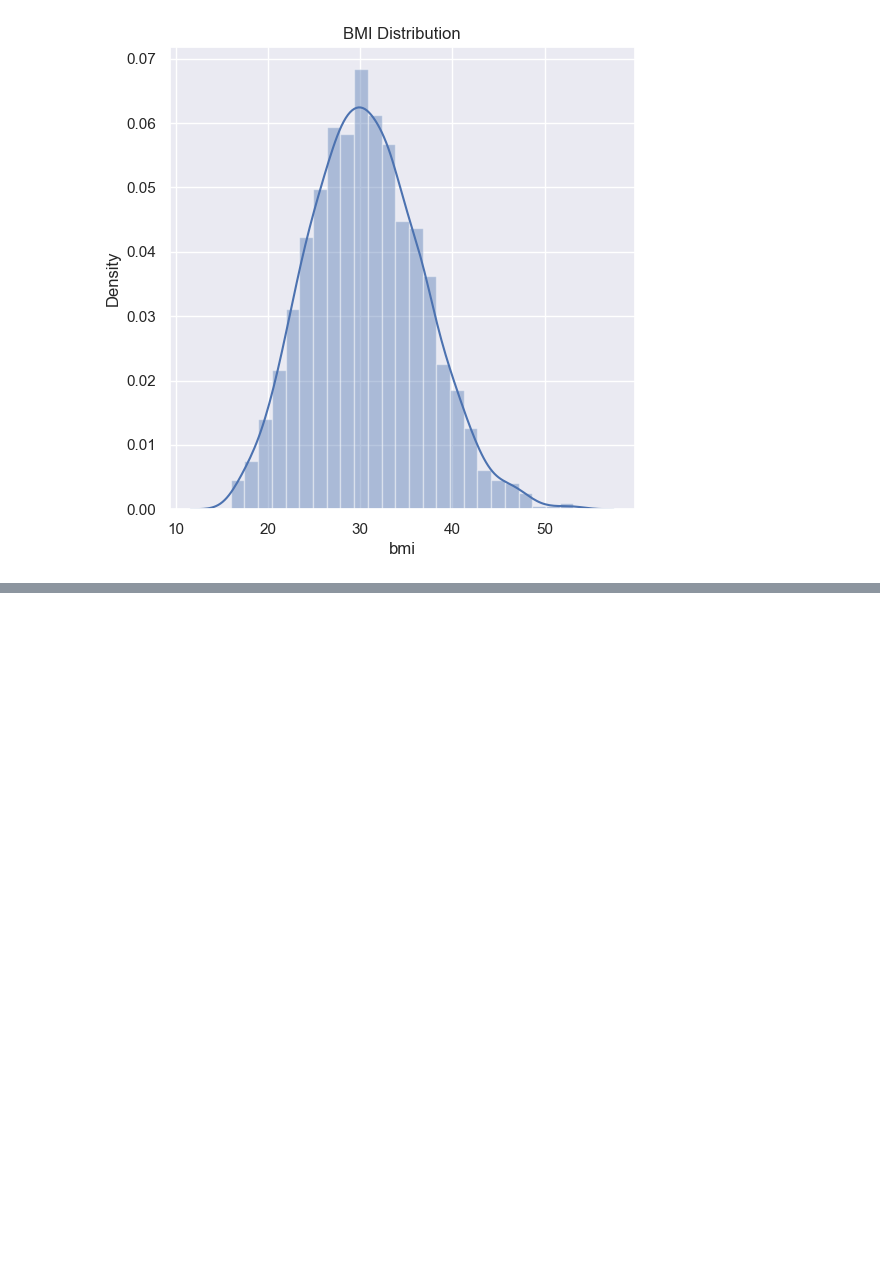
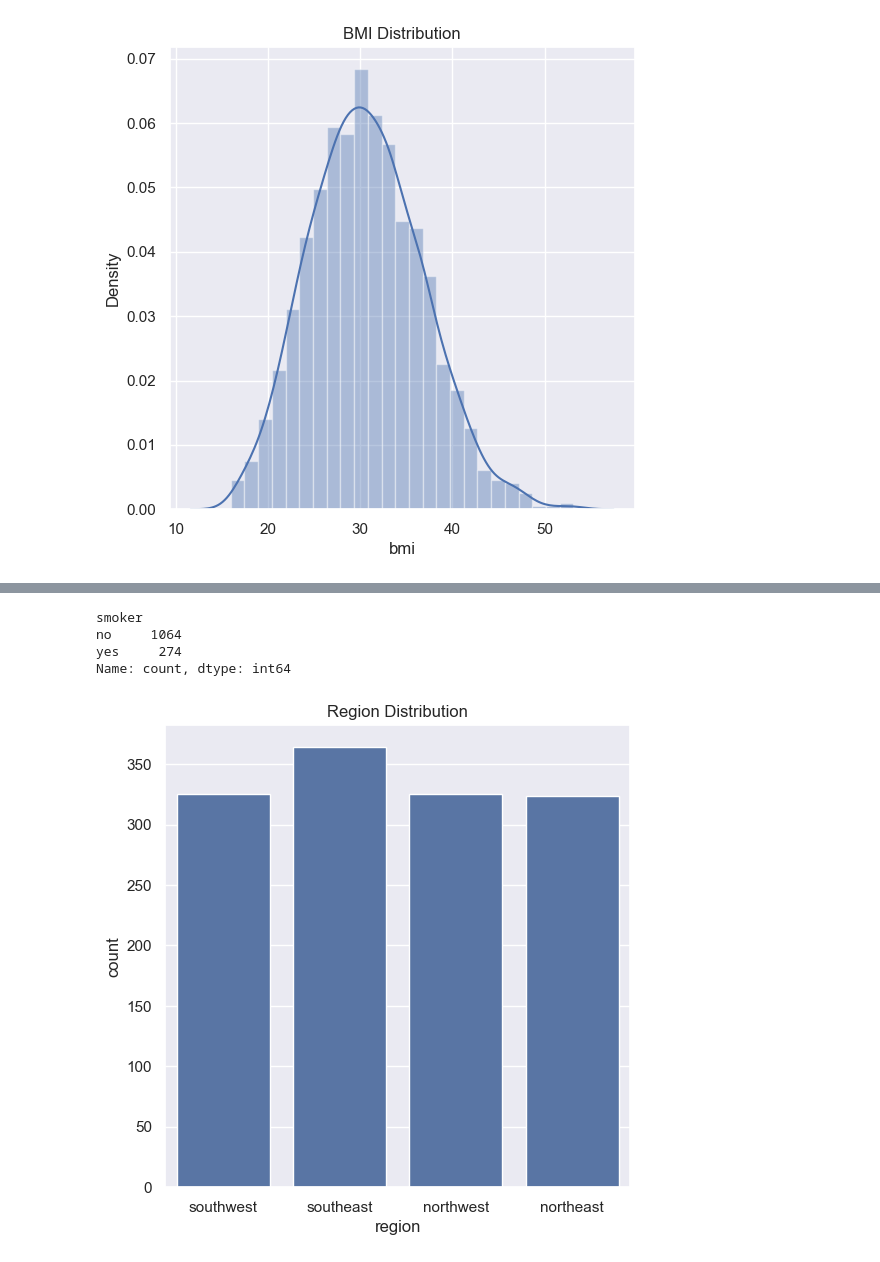
Before and after one commit to Abhiprameesh/Mle-Projects2, a Jupyter notebook: Medical-Insurance-Cost-Prediction/medical insurance.ipynb, the cells around one changed output, grey strips where cells are left out. Drawn from its saved outputs; the diff is of its cells as text; code cells hidden in the pictures; blank space fills up the shorter version.

```diff
--- a/Medical-Insurance-Cost-Prediction/medical insurance.ipynb
+++ b/Medical-Insurance-Cost-Prediction/medical insurance.ipynb
@@ -110,0 +142,14 @@ https://gist.github.com/mwaskom/de44147ed2974457ad6372750bbe5751
+# %%
+df['smoker'].value_counts()
+# %% [output]
+smoker
+no     1064
+yes     274
+Name: count, dtype: int64
+# %%
+plt.figure(figsize=(6, 6))
+sns.countplot(x='region', data=df)
+plt.title('Region Distribution')
+plt.show()
+# %% [output]
+[figure, added]
```
Also changed, not shown: parts of 16 cells of this notebook.
